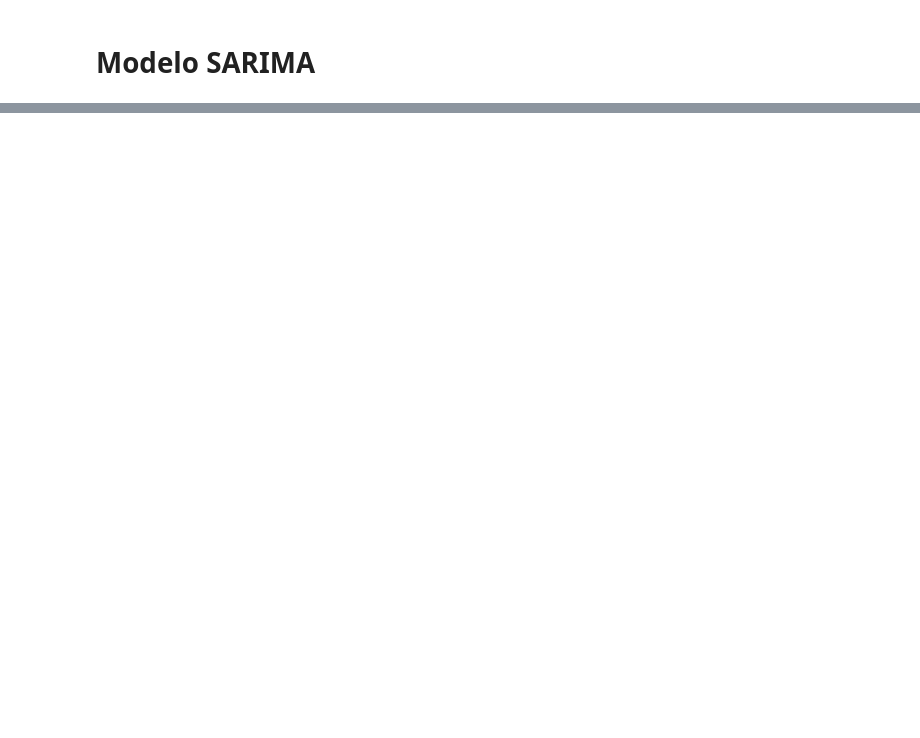
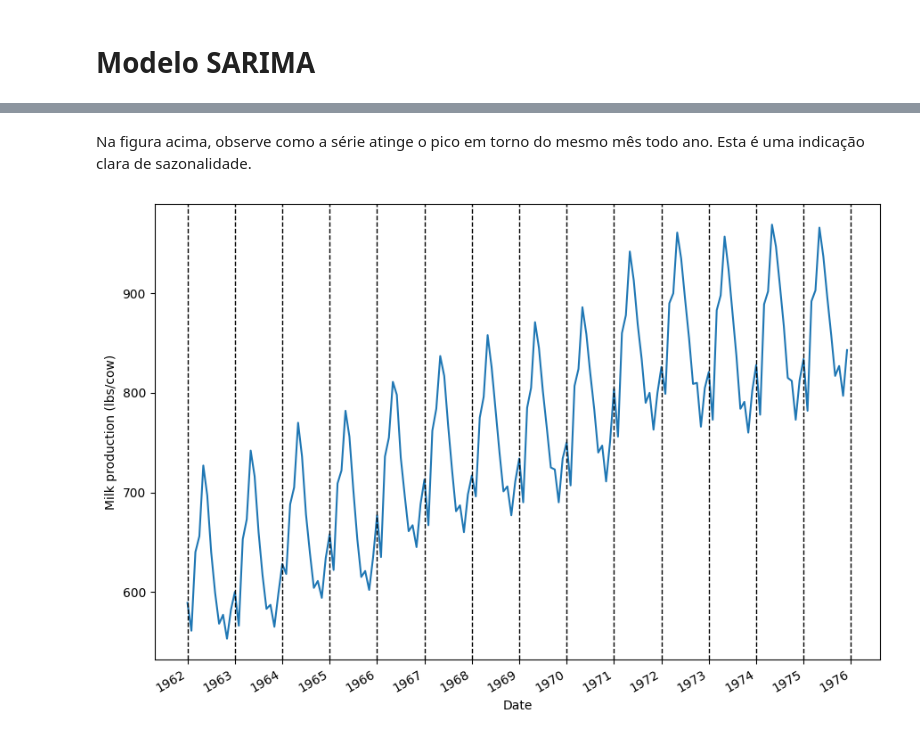
Before and after one commit to vnikoofard/Econofisica, a Jupyter notebook: 3-Econometria/07_sarima_model.ipynb, the cells around one changed output, grey strips where cells are left out. Saved outputs shown, nothing was run; the diff lists cells and outputs as text; code cells hidden in the pictures; blank space fills up the shorter version.

```diff
--- a/3-Econometria/07_sarima_model.ipynb
+++ b/3-Econometria/07_sarima_model.ipynb
@@ -74,0 +327,17 @@ Por exemplo, quando temos dados mensais de varios anos e a sazonalidade é anual
+# %% [markdown]
+Na figura acima, observe como a série atinge o pico em torno do mesmo mês todo ano. Esta é uma indicação clara de sazonalidade.
+# %%
+fig, ax = plt.subplots()
+
+ax.plot(df['Month'], df['Milk'])
+for i in np.arange(0, 169, 12):
+    ax.axvline(x=i, linestyle='--', color='black', linewidth=1)
+ax.set_xlabel('Date')
+ax.set_ylabel('Milk production (lbs/cow)')
+
+plt.xticks(np.arange(0, 179, 12), np.arange(1962, 1977, 1))
+
+fig.autofmt_xdate()
+plt.tight_layout()
+# %% [output]
+[figure, added]
```
Also changed, not shown: parts of 41 cells of this notebook, 5 other files.
